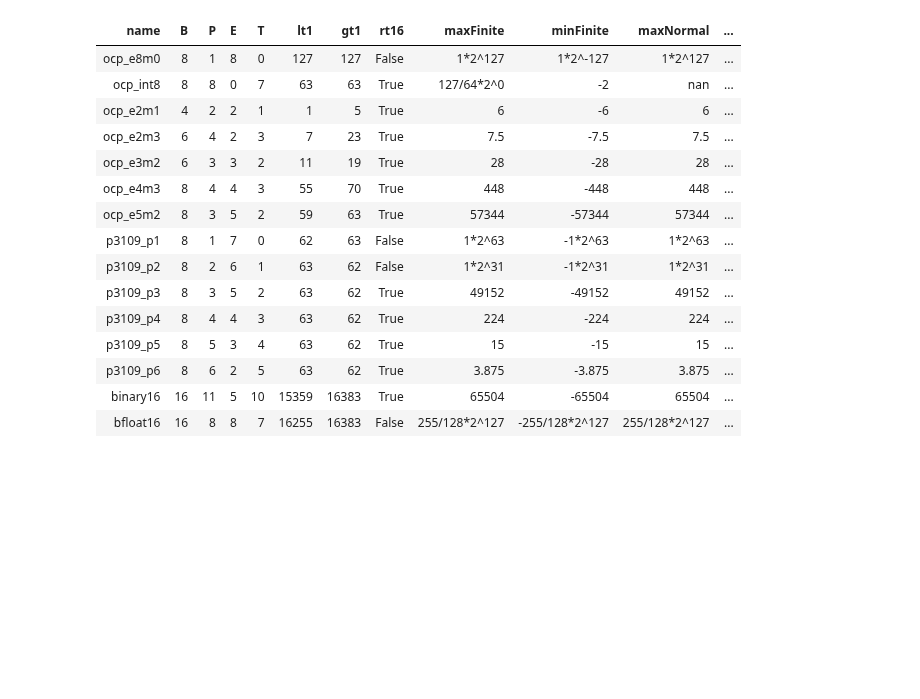
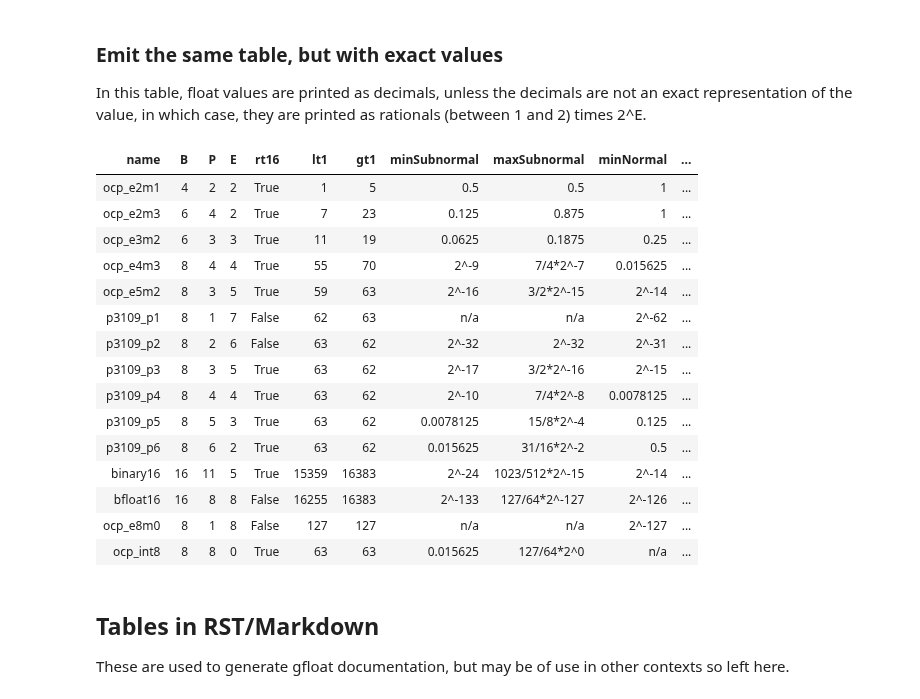
Before and after one commit to graphcore-research/gfloat, a Jupyter notebook: docs/source/02-value-stats.ipynb, the cells around one changed output. Drawn from its saved outputs; the diff is of its cells as text; code cells hidden in the pictures; blank space fills up the shorter version.

```diff
--- a/docs/source/02-value-stats.ipynb
+++ b/docs/source/02-value-stats.ipynb
@@ -118,39 +178,29 @@ D(df)
-# %%
-# Special rendering for float values - if they don't render nicely in 10.5g,
-# use float_pow2str
-def render_float(v):
-    s = f"{v:8.5g}"
-    if not "e" in s and float(s) == v:
-        return s
-    else:
-        return float_pow2str(v)
-
-
-for field in (
-    "maxFinite",
-    "minFinite",
-    "maxNormal",
-    "minNormal",
-    "minSubnormal",
-    "maxSubnormal",
-):
-    df[field] = df[field].map(render_float)
-
-D(df)
-# %% [output]
-| name | B | P | E | T | lt1 | gt1 | rt16 | maxFinite | minFinite | maxNormal | ... |
-| ocp_e8m0 | 8 | 1 | 8 | 0 | 127 | 127 | False | 1*2^127 | 1*2^-127 | 1*2^127 | ... |
-| ocp_int8 | 8 | 8 | 0 | 7 | 63 | 63 | True | 127/64*2^0 | -2 | nan | ... |
-| ocp_e2m1 | 4 | 2 | 2 | 1 | 1 | 5 | True | 6 | -6 | 6 | ... |
-| ocp_e2m3 | 6 | 4 | 2 | 3 | 7 | 23 | True | 7.5 | -7.5 | 7.5 | ... |
-| ocp_e3m2 | 6 | 3 | 3 | 2 | 11 | 19 | True | 28 | -28 | 28 | ... |
-| ocp_e4m3 | 8 | 4 | 4 | 3 | 55 | 70 | True | 448 | -448 | 448 | ... |
-| ocp_e5m2 | 8 | 3 | 5 | 2 | 59 | 63 | True | 57344 | -57344 | 57344 | ... |
-| p3109_p1 | 8 | 1 | 7 | 0 | 62 | 63 | False | 1*2^63 | -1*2^63 | 1*2^63 | ... |
-| p3109_p2 | 8 | 2 | 6 | 1 | 63 | 62 | False | 1*2^31 | -1*2^31 | 1*2^31 | ... |
-| p3109_p3 | 8 | 3 | 5 | 2 | 63 | 62 | True | 49152 | -49152 | 49152 | ... |
-| p3109_p4 | 8 | 4 | 4 | 3 | 63 | 62 | True | 224 | -224 | 224 | ... |
-| p3109_p5 | 8 | 5 | 3 | 4 | 63 | 62 | True | 15 | -15 | 15 | ... |
-| p3109_p6 | 8 | 6 | 2 | 5 | 63 | 62 | True | 3.875 | -3.875 | 3.875 | ... |
-| binary16 | 16 | 11 | 5 | 10 | 15359 | 16383 | True | 65504 | -65504 | 65504 | ... |
-| bfloat16 | 16 | 8 | 8 | 7 | 16255 | 16383 | False | 255/128*2^127 | -255/128*2^127 | 255/128*2^127 | ... |
+# %% [markdown]
+### Emit the same table, but with exact values
+
+In this table, float values are printed as decimals, unless the decimals are not an
+exact representation of the value, in which case, they are printed as rationals (between 1 and 2) times 2^E.
+# %%
+D(df2, format=partial(render_float, False))
+# %% [output]
+| name | B | P | E | rt16 | lt1 | gt1 | minSubnormal | maxSubnormal | minNormal | ... |
+| ocp_e2m1 | 4 | 2 | 2 | True | 1 | 5 | 0.5 | 0.5 | 1 | ... |
+| ocp_e2m3 | 6 | 4 | 2 | True | 7 | 23 | 0.125 | 0.875 | 1 | ... |
+| ocp_e3m2 | 6 | 3 | 3 | True | 11 | 19 | 0.0625 | 0.1875 | 0.25 | ... |
+| ocp_e4m3 | 8 | 4 | 4 | True | 55 | 70 | 2^-9 | 7/4*2^-7 | 0.015625 | ... |
+| ocp_e5m2 | 8 | 3 | 5 | True | 59 | 63 | 2^-16 | 3/2*2^-15 | 2^-14 | ... |
+| p3109_p1 | 8 | 1 | 7 | False | 62 | 63 | n/a | n/a | 2^-62 | ... |
+| p3109_p2 | 8 | 2 | 6 | False | 63 | 62 | 2^-32 | 2^-32 | 2^-31 | ... |
+| p3109_p3 | 8 | 3 | 5 | True | 63 | 62 | 2^-17 | 3/2*2^-16 | 2^-15 | ... |
+| p3109_p4 | 8 | 4 | 4 | True | 63 | 62 | 2^-10 | 7/4*2^-8 | 0.0078125 | ... |
+| p3109_p5 | 8 | 5 | 3 | True | 63 | 62 | 0.0078125 | 15/8*2^-4 | 0.125 | ... |
+| p3109_p6 | 8 | 6 | 2 | True | 63 | 62 | 0.015625 | 31/16*2^-2 | 0.5 | ... |
+| binary16 | 16 | 11 | 5 | True | 15359 | 16383 | 2^-24 | 1023/512*2^-15 | 2^-14 | ... |
+| bfloat16 | 16 | 8 | 8 | False | 16255 | 16383 | 2^-133 | 127/64*2^-127 | 2^-126 | ... |
+| ocp_e8m0 | 8 | 1 | 8 | False | 127 | 127 | n/a | n/a | 2^-127 | ... |
+| ocp_int8 | 8 | 8 | 0 | True | 63 | 63 | 0.015625 | 127/64*2^0 | n/a | ... |
+# %% [markdown]
+## Tables in RST/Markdown
+
+These are used to generate gfloat documentation, but may be of use in other
+contexts so left here.
```
Also changed, not shown: parts of 8 cells of this notebook, 5 other files.
